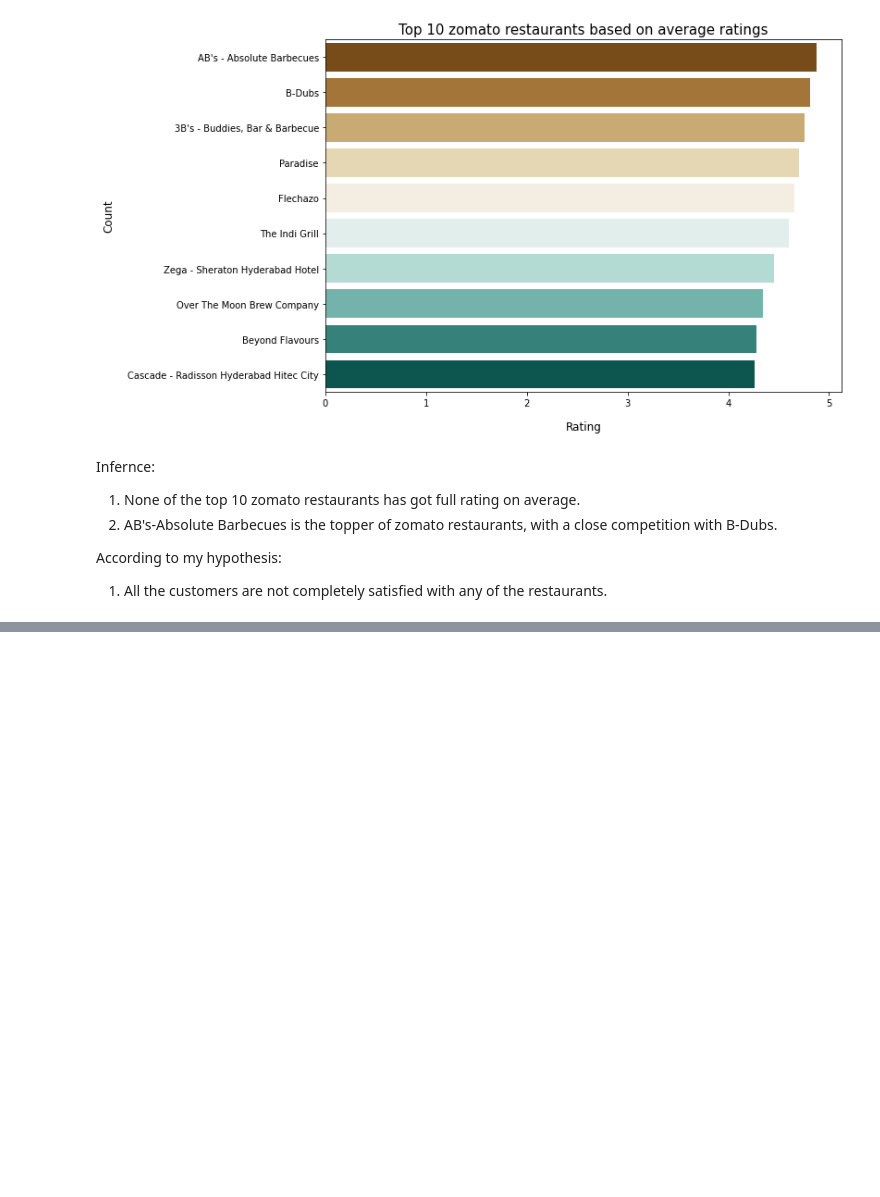
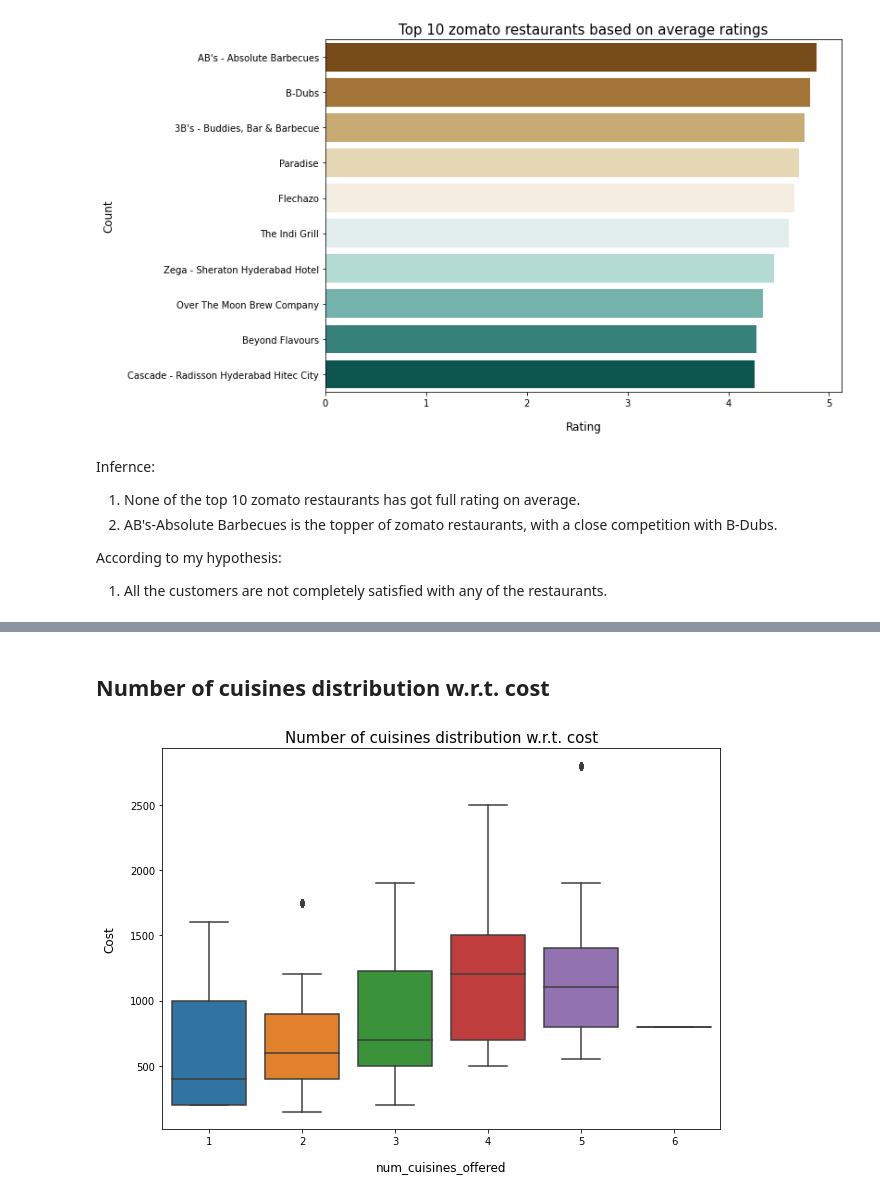
Before and after one commit to Akshadanair/Zomato-Restaurant-Clustering-and-Sentiment-Analysis, a Jupyter notebook: Zomato_Restaurant_Clustering_and_Sentiment_Analysis.ipynb, the cells around one changed output, grey strips where cells are left out. Drawn from its saved outputs; the diff is of its cells as text; code cells hidden in the pictures; blank space fills up the shorter version.

```diff
--- a/Zomato_Restaurant_Clustering_and_Sentiment_Analysis.ipynb
+++ b/Zomato_Restaurant_Clustering_and_Sentiment_Analysis.ipynb
@@ -909,0 +1031,16 @@ According to my hypothesis:
+# %% [markdown]
+## **Number of cuisines distribution w.r.t. cost**
+# %%
+#setting figure size
+fig = plt.figure(figsize=(10,7))
+
+#Creating boxplot
+sns.boxplot(y= zomato_df['Cost'], x = zomato_df['num_cuisines_offered'])
+
+#To display the x label, y label and title of the boxplot
+plt.xlabel("num_cuisines_offered", labelpad=14, fontsize = 12)
+plt.ylabel("Cost", labelpad=14, fontsize = 12)
+plt.title("Number of cuisines distribution w.r.t. cost", fontsize = 15)
+plt.show()
+# %% [output]
+[figure, added]
```
Also changed, not shown: parts of 22 cells of this notebook.
